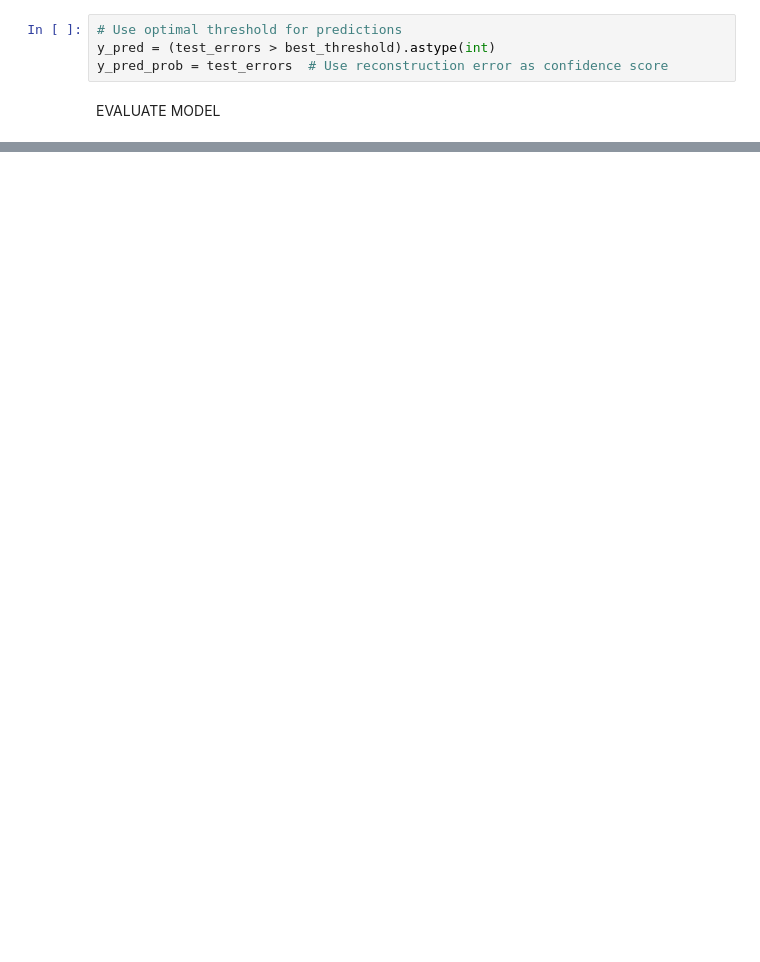
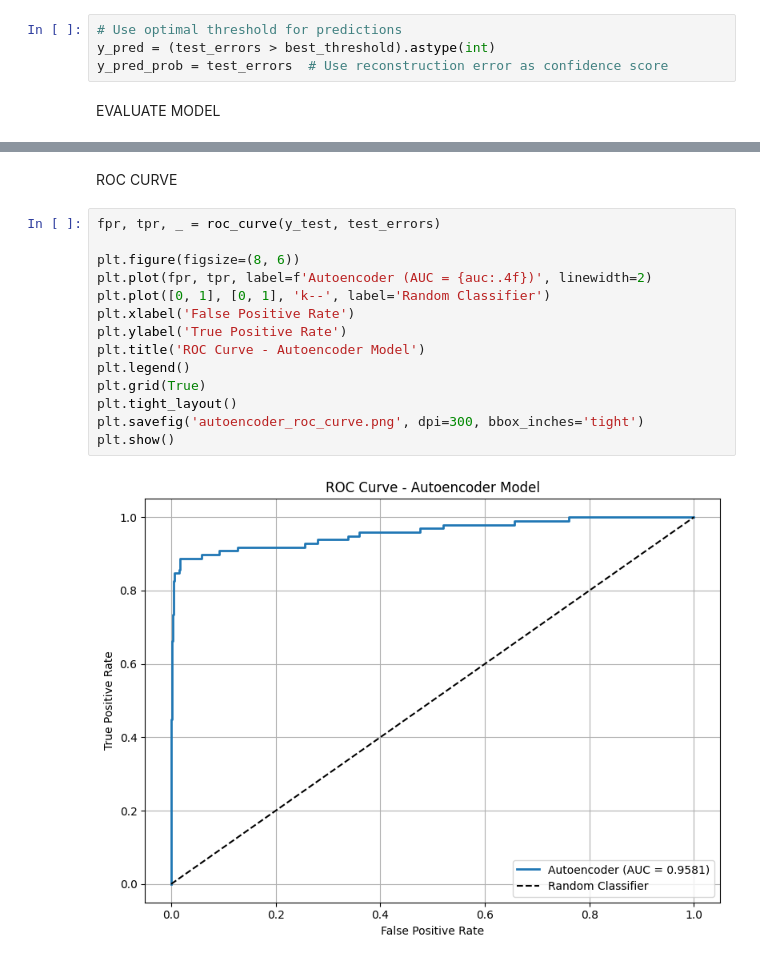
Before and after one commit to ishehara/credit-card-fraud-detection, a Jupyter notebook: Autoencoder.ipynb, the cells around one changed output, grey strips where cells are left out. Saved outputs shown, nothing was run; the diff lists cells and outputs as text; blank space fills up the shorter version.

```diff
--- a/Autoencoder.ipynb
+++ b/Autoencoder.ipynb
@@ -366,0 +317,18 @@ ROC-AUC:   0.9611
+# %% [markdown]
+ROC CURVE
+# %%
+fpr, tpr, _ = roc_curve(y_test, test_errors)
+
+plt.figure(figsize=(8, 6))
+plt.plot(fpr, tpr, label=f'Autoencoder (AUC = {auc:.4f})', linewidth=2)
+plt.plot([0, 1], [0, 1], 'k--', label='Random Classifier')
+plt.xlabel('False Positive Rate')
+plt.ylabel('True Positive Rate')
+plt.title('ROC Curve - Autoencoder Model')
+plt.legend()
+plt.grid(True)
+plt.tight_layout()
+plt.savefig('autoencoder_roc_curve.png', dpi=300, bbox_inches='tight')
+plt.show()
+# %% [output]
+[figure, added]
```
Also changed, not shown: parts of 15 cells of this notebook, 1 other file.
